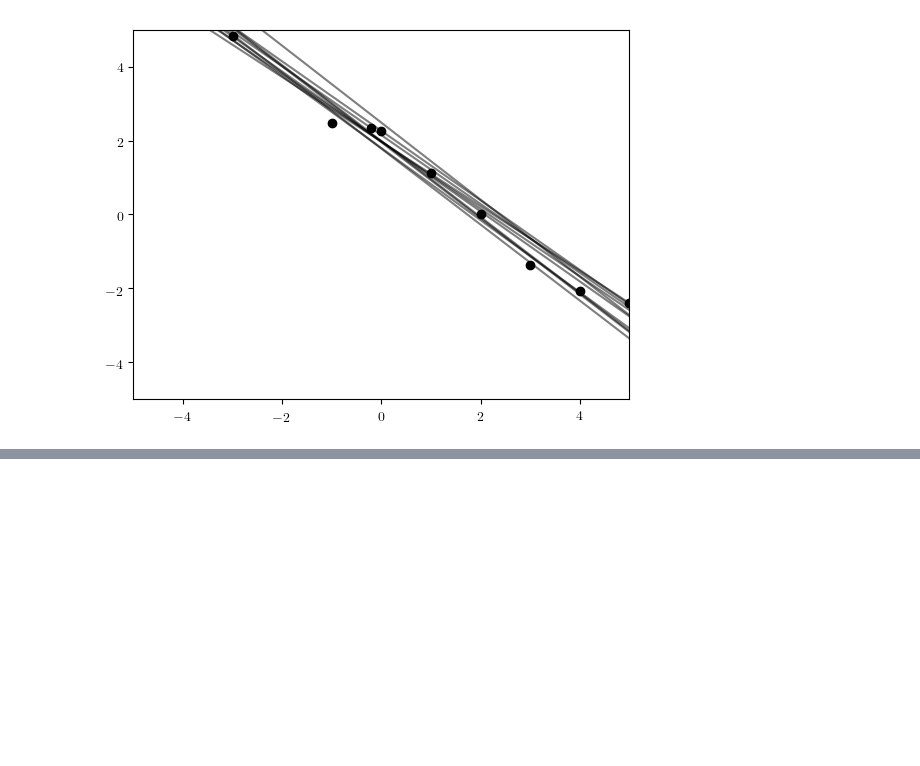
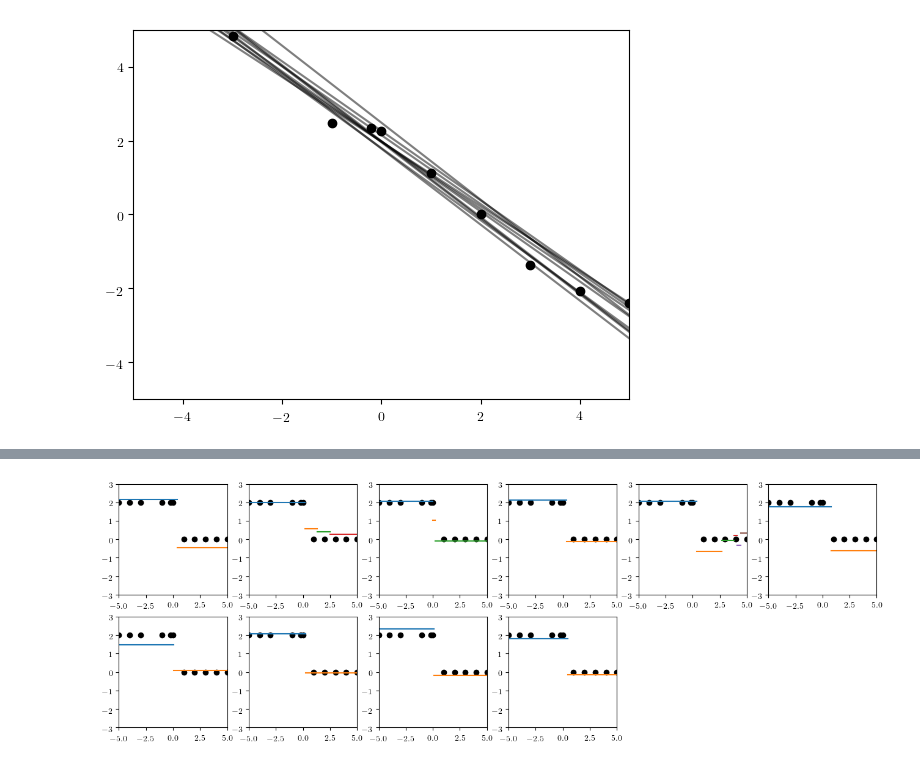
Before and after one commit to probcomp/gen-quickstart, a Jupyter notebook: tutorial-importance-sampling/tutorial-intro-modeling-language.ipynb, the cells around one changed output, grey strips where cells are left out. Saved outputs shown, nothing was run; the diff lists cells and outputs as text; code cells hidden in the pictures; blank space fills up the shorter version.

```diff
--- a/tutorial-importance-sampling/tutorial-intro-modeling-language.ipynb
+++ b/tutorial-importance-sampling/tutorial-intro-modeling-language.ipynb
@@ -173,6 +173,14 @@ function overlay(renderer, traces)
         renderer(traces[i], show_data=false)
     end
 end;
+# %%
+function grid(renderer, traces, ncols=6, nrows=3)
+    figure(figsize=(16, 8))
+    for (i, trace) in enumerate(traces)
+        subplot(nrows, ncols, i)
+        renderer(trace)
+    end
+end;
 # %%
 traces = [do_inference(line_model, xs, ys, 100) for _=1:10];
 overlay(render_trace, traces)
@@ -372,0 +505,7 @@ overlay(render_either, traces)
+# %%
+xs = [-5., -4., -3., -.2, -1., 0., 1., 2., 3., 4., 5.];
+ys = [x < 0.5 ? 2 : 0 for x in xs]
+traces = [do_inference(cp_model, xs, ys, 10000) for _=1:10];
+grid(render_cp_model_trace, traces)
+# %% [output]
+[figure, added]
```
Also changed, not shown: parts of 15 cells of this notebook.
